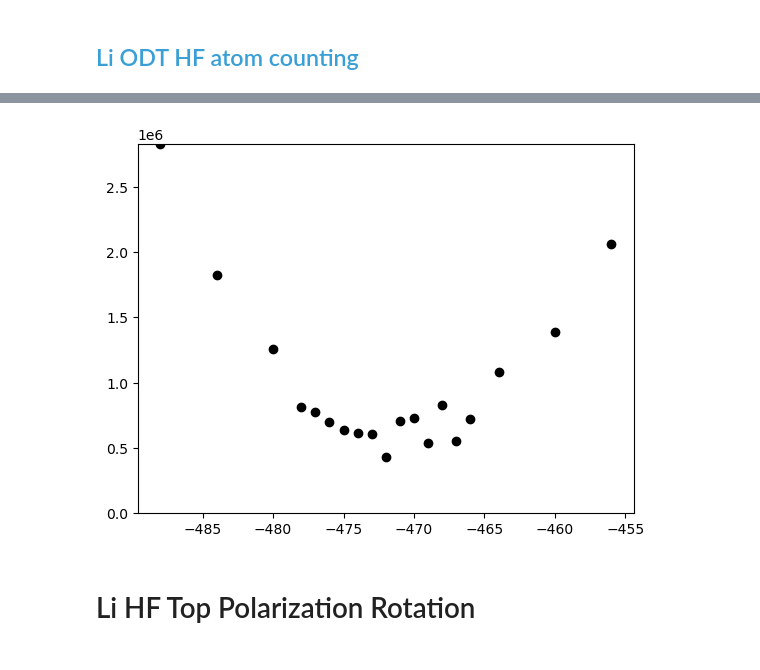
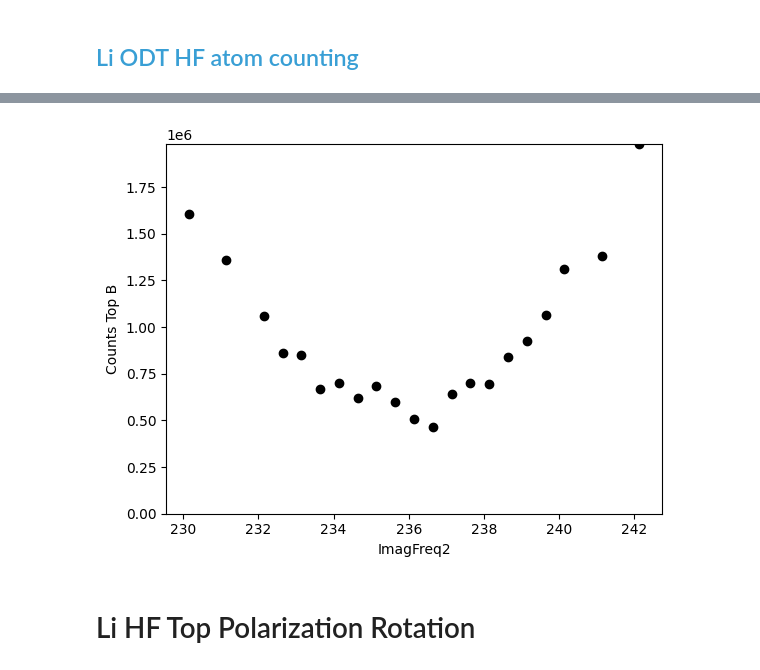
Before and after one commit to huanium/huanium, a Jupyter notebook: MIT_PhD/BEC1/Analysis/BEC1 Calculator.ipynb, the cells around one changed output, grey strips where cells are left out. Saved outputs shown, nothing was run; the diff lists cells and outputs as text; code cells hidden in the pictures.

```diff
--- a/MIT_PhD/BEC1/Analysis/BEC1 Calculator.ipynb
+++ b/MIT_PhD/BEC1/Analysis/BEC1 Calculator.ipynb
@@ -660,13 +803,13 @@ plt.show()
 # %%
-# Li Side LF
+# ODT LF:
 center_guess_ODT_LF = experiment_parameters_dict_ODT_LF["Values"]['li_lf_res_freq']
 AOM_factor_ODT_LF = experiment_parameters_dict_ODT_LF["Values"]['li_lf_freq_multiplier']
 
-fit_result_ODT_LF = Li_resonance_imaging_curve_fit(LFImgFreqs,
+fit_result_ODT_LF = Li_resonance_imaging_curve_fit(img_freqs_ODT_LF,
                                pixel_sums_ODT_LF,
                                AOM_factor_ODT_LF,
                                center_guess_ODT_LF,
-                               plot_xlabel = 'ImagFreq1 x AOM_Factor',
-                               plot_title = 'Li ODT Top A res curve')
+                               plot_xlabel = 'LFImgFreq x AOM_Factor',
+                               plot_title = 'Li ODT LF res curve')
 
 print(fit_result_ODT_LF)
@@ -732,7 +975,7 @@ Current folder: /Users/huanbui/Desktop/sample_data/hf
 Li_HF_ODT_X_min = 600
 Li_HF_ODT_X_max = 1500
 Li_HF_ODT_Y_min = 1100
-Li_HF_ODT_Y_max = 1500
+Li_HF_ODT_Y_max = 1600
 ROI_ODT_HF = [Li_HF_ODT_X_min, Li_HF_ODT_X_max, Li_HF_ODT_Y_min, Li_HF_ODT_Y_max]
 
 # Li HF Norm Box (ODT):
@@ -744,7 +987,7 @@ norm_box_ODT_HF = [Li_HF_ODT_X_min_norm, Li_HF_ODT_X_max_norm, Li_HF_ODT_Y_min_n
 
 # display Li LF image:
 frame_type_ODT_HF = 'FakeOD'
-current_file_fullpath_ODT_HF = construct_file_fullpath(folder_path_ODT_HF, run_id='')
+current_file_fullpath_ODT_HF = data_frame_ODT_HF['fullpaths'][0]
 fig, ax = display_image(current_file_fullpath_ODT_HF, ROI_ODT_HF, norm_box_ODT_HF, frame_type_ODT_HF)
 
 #################################################
@@ -809,16 +1049,16 @@ center_guess_B = experiment_parameters_dict_ODT_HF['Values']['state_3_unitarity_
 AOM_factor = experiment_parameters_dict_ODT_HF['Values']['li_hf_freq_multiplier']
 
 # Top A
-fit_result_TopA = Li_resonance_imaging_curve_fit(FreqsA,
-                               pixel_sums_A,
+fit_result_TopA = Li_resonance_imaging_curve_fit(img_freqs_A_ODT_HF,
+                               pixel_sums_A_ODT_HF,
                                AOM_factor,
                                center_guess_A,
                                plot_xlabel = 'ImagFreq1 x AOM_Factor',
                                plot_title = 'Li ODT Top A res curve')
 
 # Top B
-fit_result_TopB = Li_resonance_imaging_curve_fit(FreqsB,
-                               pixel_sums_B,
+fit_result_TopB = Li_resonance_imaging_curve_fit(img_freqs_B_ODT_HF,
+                               pixel_sums_B_ODT_HF,
                                AOM_factor,
                                center_guess_B,
                                plot_xlabel = 'ImagFreq2 x AOM_Factor',
@@ -850,48 +1094,53 @@ Set value in Cicero to: 236.16
 # %%
-# get imaging parameters here after the fit
-omega0_ODT_HF_A = fit_result_TopA['center']
-omega0_ODT_HF_B = fit_result_TopB['center']
+# get imaging parameters here:
+AOM_factor_ODT_HF = experiment_parameters_dict_ODT_HF["Values"]['li_hf_freq_multiplier']
+omega0_ODT_HF_A = fit_result_TopA['center']/AOM_factor_ODT_HF # from fit
+omega0_ODT_HF_B = fit_result_TopB['center']/AOM_factor_ODT_HF # from fit
+saturation_parameter_ODT_HF_A = fit_result_TopA['calculated saturation parameter'] # from fit
+saturation_parameter_ODT_HF_B = fit_result_TopB['calculated saturation parameter'] # from fit
+um_per_pixel_ODT_HF = experiment_parameters_dict_ODT_HF['Values']['top_um_per_pixel'] # in um
 
-saturation_parameter_ODT_HF_A = fit_result_TopA['calculated saturation parameter']
-saturation_parameter_ODT_HF_B = fit_result_TopB['calculated saturation parameter']
 
-AOM_factor_ODT_HF = experiment_parameters_dict_ODT_HF["Values"]['li_hf_freq_multiplier']
+# get densities:
+print('Calculating atom densities...')
+data_frame_ODT_HF = add_atom_densities_abs_to_data_frame_TopAB(data_frame_ODT_HF,
+                                                         ROI_ODT_HF,
+                                                         norm_box_ODT_HF,
+                                                         sigma0 = Li6D2sigma0,
+                                                         Gamma = Li6D2Gamma,
+                                                         s_A = saturation_parameter_ODT_HF_A,
+                                                         s_B = saturation_parameter_ODT_HF_B,
+                                                         omega0_A = omega0_ODT_HF_A,
+                                                         omega0_B = omega0_ODT_HF_B,
+                                                         AOM_factor = AOM_factor_ODT_HF)
 
-# get pixel area for LF imaging
-pixel_size_ODT_HF = experiment_parameters_dict_ODT_HF['Values']['top_um_per_pixel'] # in um^2
+# now get counts from this:
+print('Calculating atom counts...')
+data_frame_ODT_HF = add_atom_counts_from_densities_to_data_frame(data_frame_ODT_HF,
+                                                                 ROI_ODT_HF,
+                                                                 norm_box_ODT_HF,
+                                                                 um_per_pixel_ODT_HF)
 
-# get densities
-n2d_list_ODT_HF_A, Freqs_A, n2d_list_ODT_HF_B, Freqs_B, a, b = get_densities_abs_folder_TopAB(folder_path_ODT_HF,
-                                                            ROI_ODT_HF,
-                                                            norm_box_ODT_HF,
-                                                            s_A = saturation_parameter_ODT_HF_A,
-                                                            s_B = saturation_parameter_ODT_HF_B,
-                                                            sigma0 = Li6D2sigma0,
-                                                            img_freq_A = 'ImagFreq1',
-                                                            img_freq_B = 'ImagFreq2',
-                                                            omega0_A = omega0_ODT_HF_A,
-                                                            omega0_B = omega0_ODT_HF_B,
-                                                            gamma = Li6D2Gamma,
-                                                            AOM_factor = AOM_factor_ODT_HF)
+atom_counts_ODT_HF_A = np.array([])
+atom_counts_ODT_HF_B = np.array([])
 
-# get counts:
-atom_counts_ODT_HF_A = []
-atom_counts_ODT_HF_B = []
-for n2d in n2d_list_ODT_HF_A:
-    atom_counts_ODT_HF_A.append(sum(sum(n2d)) * (pixel_size_ODT_HF**2) * 10**(-12))
-for n2d in n2d_list_ODT_HF_B:
-    atom_counts_ODT_HF_B.append(sum(sum(n2d)) * (pixel_size_ODT_HF**2) * 10**(-12))
+for index, row in data_frame_ODT_HF.iterrows():
+    if row['image_type'] == 'TopA':
+        atom_counts_ODT_HF_A = np.append(atom_counts_ODT_HF_A, row['atom_count'])
+    elif row['image_type'] == 'TopB':
+        atom_counts_ODT_HF_B = np.append(atom_counts_ODT_HF_B, row['atom_count'])
 
-# things get funny near saturation...
-plt.scatter(Freqs_A, atom_counts_ODT_HF_A, color = 'black')
+
+# things get funny near saturation... also looks wrong without normalization....
+plt.scatter(img_freqs_A_ODT_HF, atom_counts_ODT_HF_A, color = 'black')
 plt.ylim([0, max(atom_counts_ODT_HF_A)])
+plt.xlabel('ImagFreq1')
+plt.ylabel('Counts Top A')
 plt.show()
 
-plt.scatter(Freqs_B, atom_counts_ODT_HF_B, color = 'black')
+plt.scatter(img_freqs_B_ODT_HF, atom_counts_ODT_HF_B, color = 'black')
 plt.ylim([0, max(atom_counts_ODT_HF_B)])
+plt.xlabel('ImagFreq2')
+plt.ylabel('Counts Top B')
 plt.show()
-
-#### COMMENTS ####
-# notice the dip? That's due to saturation.
-# Corrections have been applied to take saturation into account but it is still not perfect
 # %% [output]
@@ -916,4 +1150,4 @@ Progress: 38/38
-[figure, old version]
+[figure, new version]
 # %% [markdown]
 # Li HF Top Polarization Rotation
 # %% [markdown]
```
Also changed, not shown: parts of 36 cells of this notebook.
